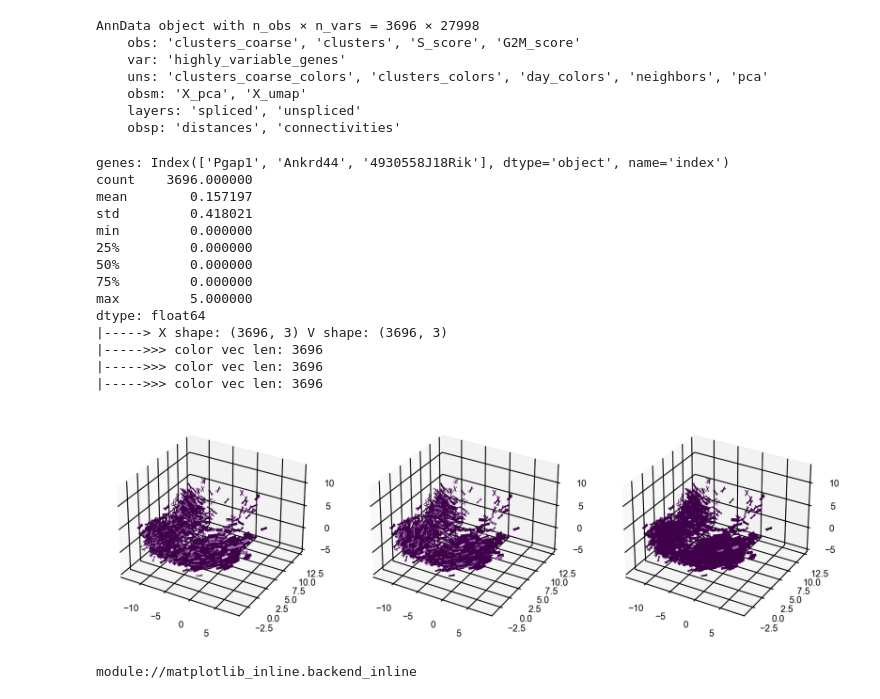
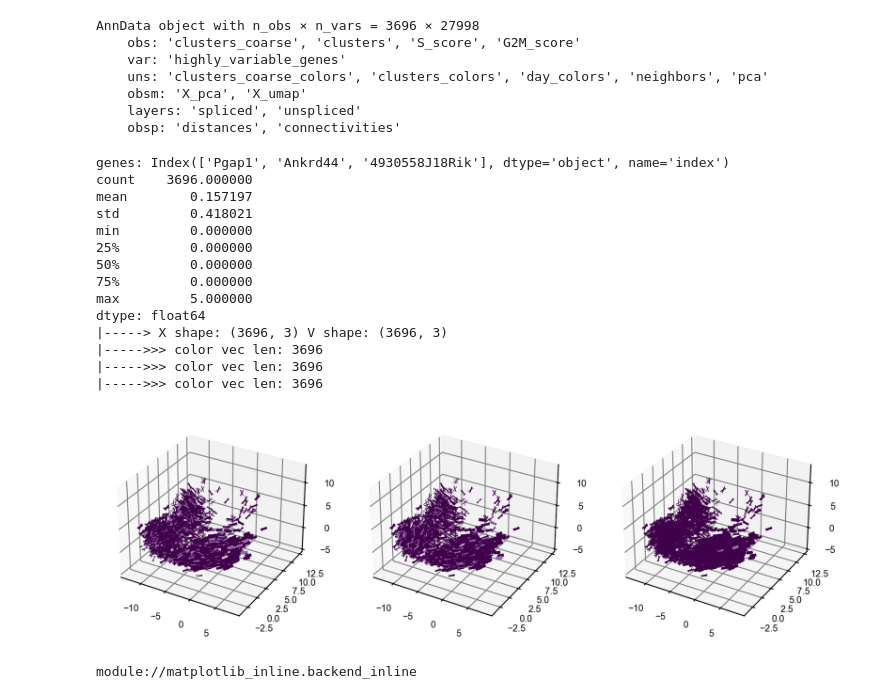
Before and after one commit to aristoteleo/dynamo-notebooks, a Jupyter notebook: normalization/quiver-3d-test.ipynb, the cells around one changed output. Saved outputs shown, nothing was run; the diff lists cells and outputs as text; code cells hidden in the pictures.

```diff
--- a/normalization/quiver-3d-test.ipynb
+++ b/normalization/quiver-3d-test.ipynb
@@ -54,34 +54,35 @@ quiver_3d_kwargs = {
     "cmap": cm.PRGn,
     # "cmap": cm.Spectral,
 }
 genes = adata[:, adata.var["highly_variable_genes"]].var_names[20:23]
 print("genes:", genes)
 print(pd.Series(adata[:, genes[1]].X.toarray().flatten()).describe())
+plt.rcParams['grid.color'] = 'gray'
 dyn.pl.cell_wise_vectors_3d(
     adata,
     X=adata.obsm["X_pca"][:, 4:7],
     V=adata.obsm["X_pca"],
     color=genes,
     save_show_or_return="show",
     figsize=(10, 10),
     quiver_3d_kwargs=quiver_3d_kwargs,
 )
 # %% [output]
 genes: Index(['Pgap1', 'Ankrd44', '4930558J18Rik'], dtype='object', name='index')
 count    3696.000000
 mean        0.157197
 std         0.418021
 min         0.000000
 25%         0.000000
 50%         0.000000
 75%         0.000000
 max         5.000000
 dtype: float64
 |-----> X shape: (3696, 3) V shape: (3696, 3)
 |----->>> color vec len: 3696
 |----->>> color vec len: 3696
 |----->>> color vec len: 3696
-[figure, old version]
+[figure, new version]
 # %%
 import matplotlib
 
```
